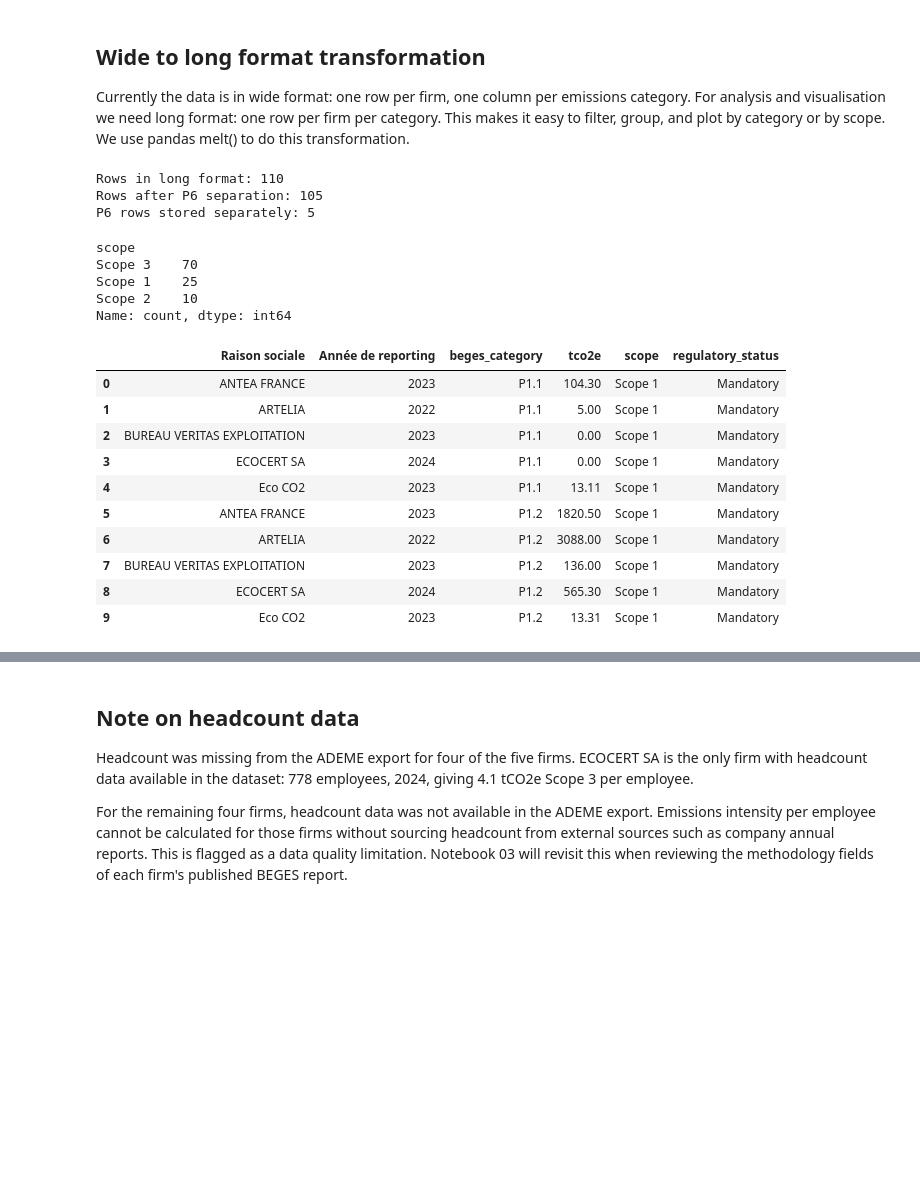
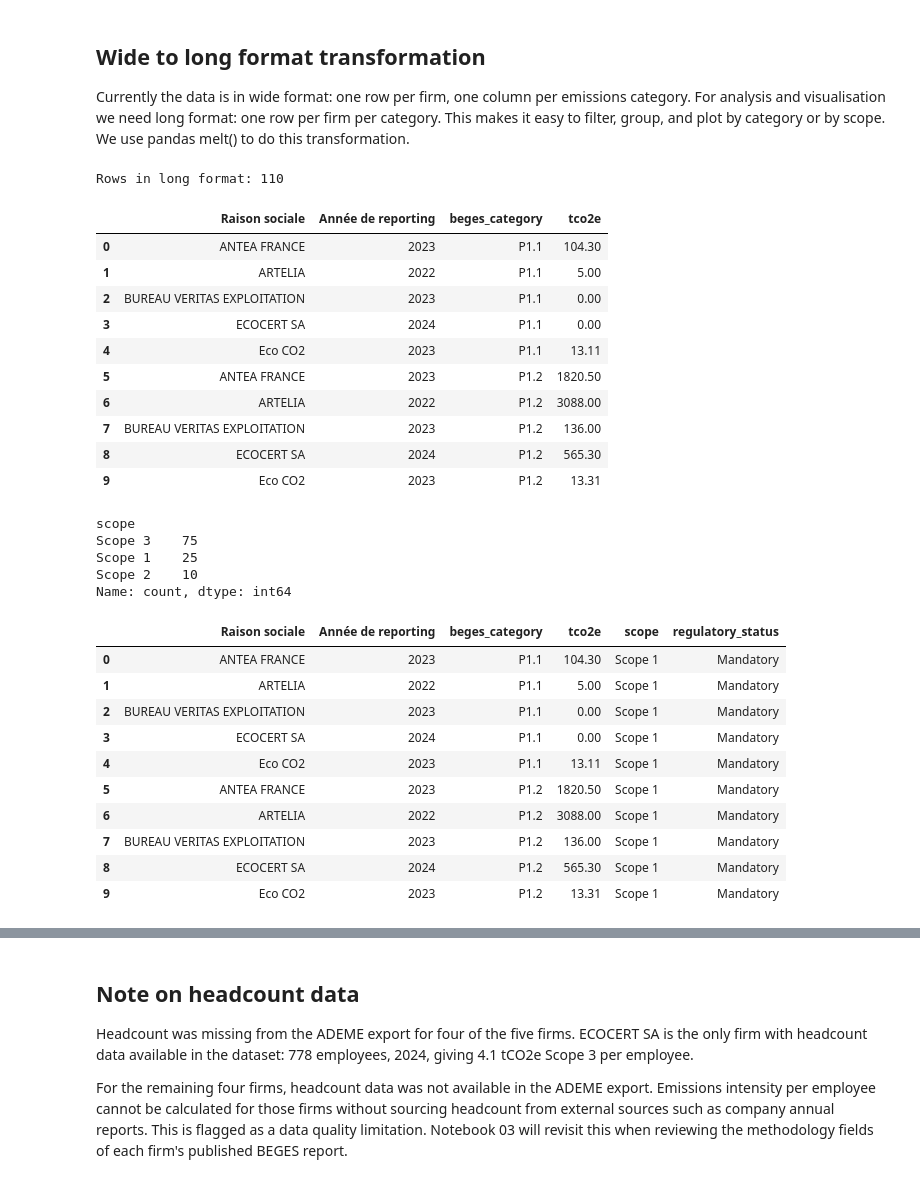
Before and after one commit to ecmccallum/bilan-critique, a Jupyter notebook: notebooks/01_emissions_extraction.ipynb, the cells around one changed output, grey strips where cells are left out. Cells and saved outputs as stored; diff of their text form; code cells hidden in the pictures; blank space fills up the shorter version.

```diff
--- a/notebooks/01_emissions_extraction.ipynb
+++ b/notebooks/01_emissions_extraction.ipynb
@@ -222,24 +222,26 @@ We use pandas melt() to do this transformation.
 # %%
 # Transform from wide to long format
 df_long = df_emissions.melt(
     id_vars=["Raison sociale", "Année de reporting"],
     var_name="beges_category",
     value_name="tco2e"
 )
 
 print(f"Rows in long format: {len(df_long)}")
 df_long.head(10)
-
-# Separate P6 avoided emissions before any further analysis
-df_p6 = df_long[df_long["beges_category"] == "P6.1"].copy()
-df_long = df_long[df_long["beges_category"] != "P6.1"].copy()
-
-print(f"Rows after P6 separation: {len(df_long)}")
-print(f"P6 rows stored separately: {len(df_p6)}")
 # %% [output]
 Rows in long format: 110
-Rows after P6 separation: 105
-P6 rows stored separately: 5
+|  | Raison sociale | Année de reporting | beges_category | tco2e |
+| 0 | ANTEA FRANCE | 2023 | P1.1 | 104.30 |
+| 1 | ARTELIA | 2022 | P1.1 | 5.00 |
+| 2 | BUREAU VERITAS EXPLOITATION | 2023 | P1.1 | 0.00 |
+| 3 | ECOCERT SA | 2024 | P1.1 | 0.00 |
+| 4 | Eco CO2 | 2023 | P1.1 | 13.11 |
+| 5 | ANTEA FRANCE | 2023 | P1.2 | 1820.50 |
+| 6 | ARTELIA | 2022 | P1.2 | 3088.00 |
+| 7 | BUREAU VERITAS EXPLOITATION | 2023 | P1.2 | 136.00 |
+| 8 | ECOCERT SA | 2024 | P1.2 | 565.30 |
+| 9 | Eco CO2 | 2023 | P1.2 | 13.31 |
 # %%
 # Map each BEGES P-category to GHG Protocol scope equivalent
 # Source: ADEME Méthode BEGES V4, 2016 and ADEME export documentation
@@ -253,7 +255,7 @@ scope_map = {
     "P4.4": "Scope 3", "P4.5": "Scope 3",
     "P5.1": "Scope 3", "P5.2": "Scope 3", "P5.3": "Scope 3",
     "P5.4": "Scope 3",
-    "P6.1": "Avoided emissions"
+    "P6.1": "Scope 3"
 }
 
 # Add mandatory vs recommended flag
@@ -267,7 +269,7 @@ mandatory_map = {
     "P4.4": "Recommended", "P4.5": "Recommended",
     "P5.1": "Recommended", "P5.2": "Recommended", "P5.3": "Recommended",
     "P5.4": "Recommended",
-    "P6.1": "Not applicable"
+    "P6.1": "Recommended"
 }
 
 df_long["scope"] = df_long["beges_category"].map(scope_map)
@@ -277,7 +279,7 @@ print(df_long["scope"].value_counts())
 df_long.head(10)
 # %% [output]
 scope
-Scope 3    70
+Scope 3    75
 Scope 1    25
 Scope 2    10
 Name: count, dtype: int64
```
Also changed, not shown: parts of 10 cells of this notebook, 2 other files.
